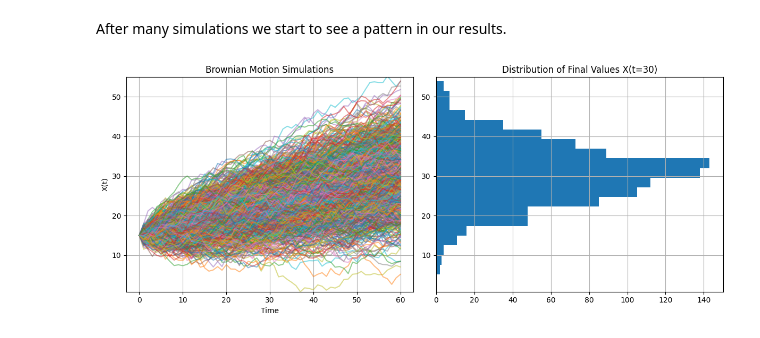
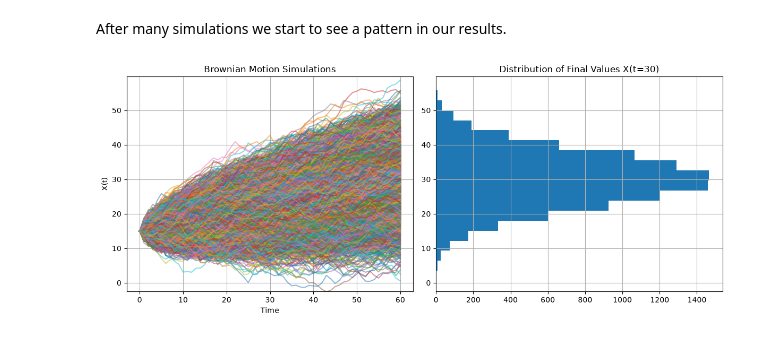
Before and after one commit to vladpaun-uwaterloo/cs335-cmbf-2026, a Jupyter notebook: examples/Copy_of_Brownian_Motion_&_Random_Lattice_Walks.ipynb, the cells around one changed output. Cells and saved outputs as stored; diff of their text form; code cells hidden in the pictures.

Commit message:
changed some numbers

```diff
--- a/examples/Copy_of_Brownian_Motion_&_Random_Lattice_Walks.ipynb
+++ b/examples/Copy_of_Brownian_Motion_&_Random_Lattice_Walks.ipynb
@@ -68,7 +68,7 @@ After many simulations we start to see a pattern in our results.
 # %%
 import matplotlib.pyplot as plt
 
-n_sim = 1000 # Number of simulations
+n_sim = 10000 # Number of simulations
 X_t_sim_result = [] # Storage of our X(t) lists over time.
 
 for i in range(n_sim):
@@ -99,31 +99,31 @@ def min_of_list_of_lists(list_of_lists):
   return min_value
 
 
 # Create the figure and subplots
 fig, axs = plt.subplots(1, 2, figsize=(12, 5))
 
 # Plot the lines
 for i in range(n_sim):
   axs[0].plot(X_t_sim_result[i], alpha=0.5)
 
 # Set titles and labels
 axs[0].set_title('Brownian Motion Simulations')
 axs[0].set_xlabel('Time')
 axs[0].set_ylabel('X(t)')
 
 # Plot the histogram
 final_values = [X_t_sim_result[i][-1] for i in range(n_sim)]
 axs[1].hist(final_values, bins=20, orientation='horizontal')
 axs[1].set_title(f'Distribution of Final Values X(t={T})')
 max_value = max(final_values)
 min_value = min_of_list_of_lists(X_t_sim_result)
 axs[0].set_ylim(min_value, max_value + 1)
 axs[1].set_ylim(min_value, max_value + 1)
 
 axs[0].grid(True)
 axs[1].grid(True)
 # Adjust layout and display the plot
 plt.tight_layout()
 plt.show()
 # %% [output]
-[figure, old version]
+[figure, new version]
```
Also changed, not shown: parts of 2 cells of this notebook.
